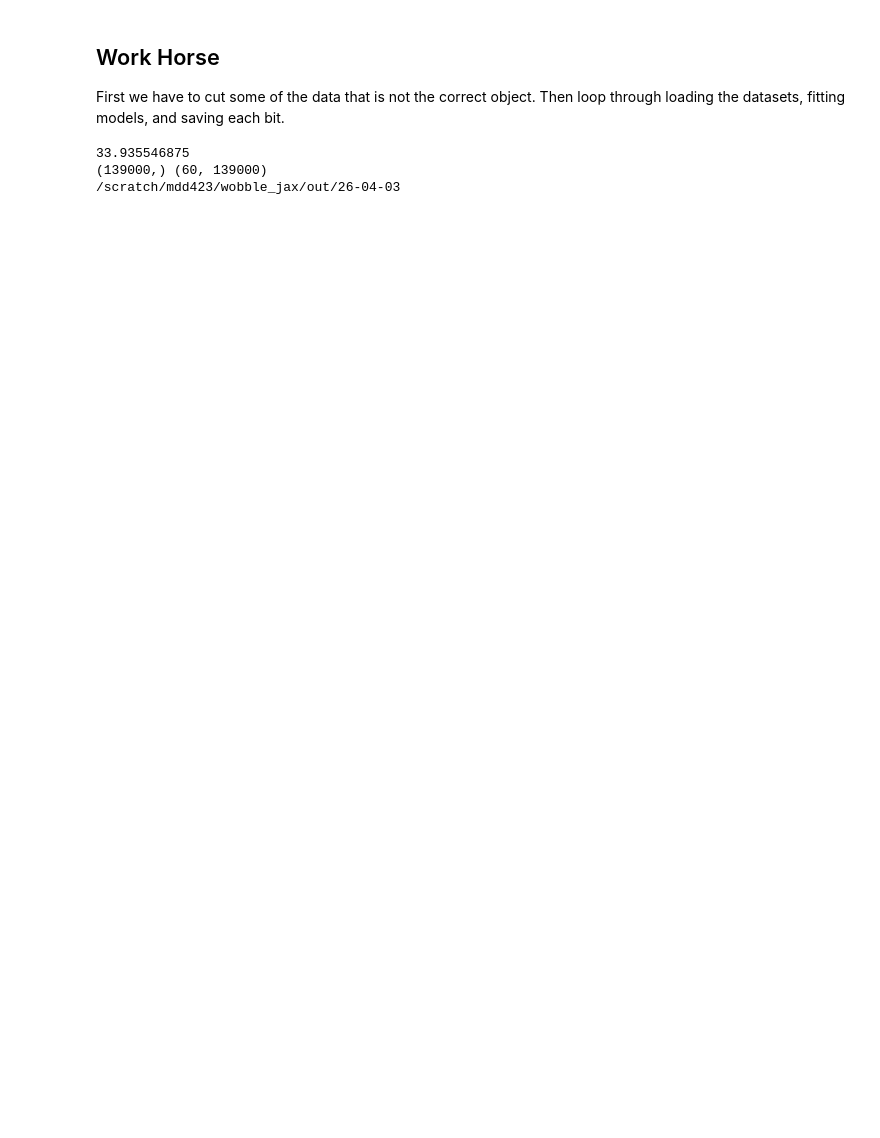
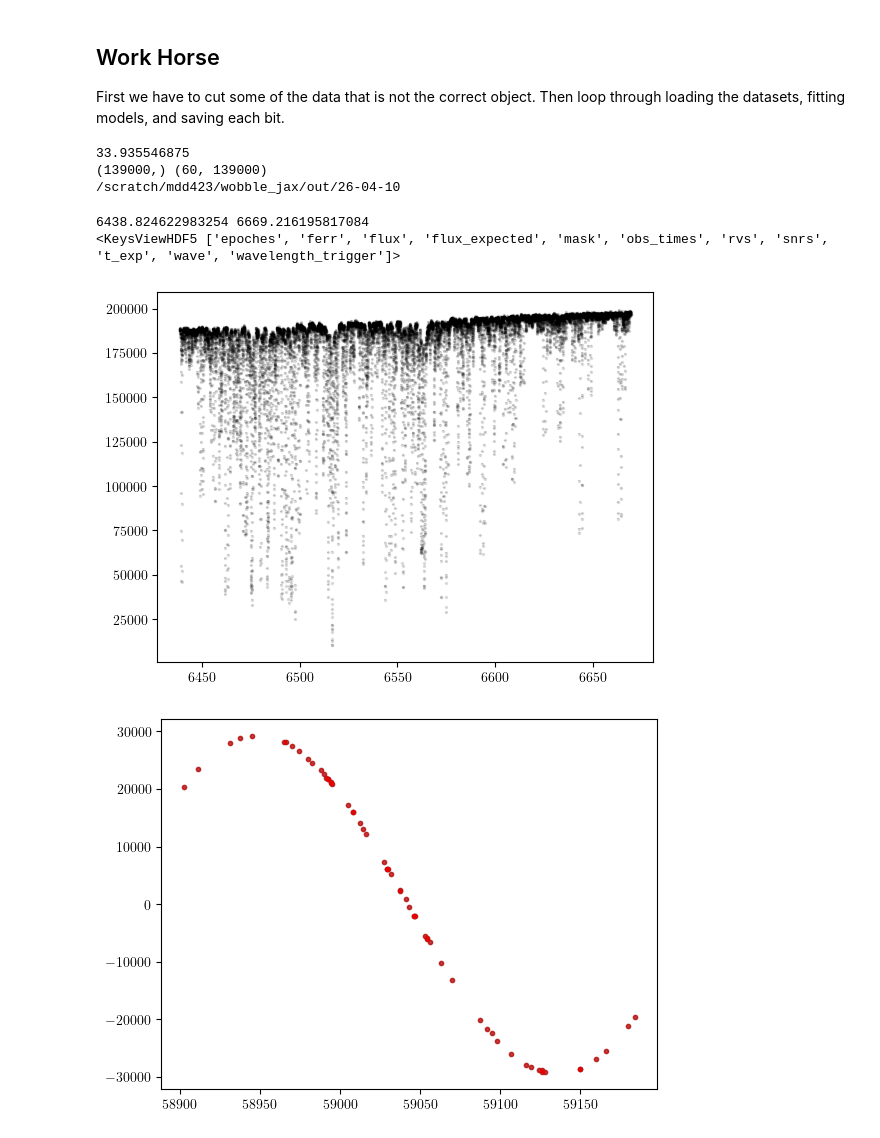
Before and after one commit to mdd423/wobble_jax, a Jupyter notebook: notebooks/05-simulateddata.ipynb, the cells around one changed output. Drawn from its saved outputs; the diff is of its cells as text; code cells hidden in the pictures; blank space fills up the shorter version.

```diff
--- a/notebooks/05-simulateddata.ipynb
+++ b/notebooks/05-simulateddata.ipynb
@@ -194,10 +215,33 @@ print(hf['data']['flux'].shape[1]/4096)
 order_indices = np.arange(0,hf['data']['flux'].shape[1]//total_pixels + 1,1)
 print(hf['data']['wave']['value'].shape,hf['data']['flux'].shape)
 print(out_dir)
+
+
+def initialize_stellar_template(dataset,model,shifts):
+    xs = [x + shift for x,shift in zip(dataset.xs,shifts)]
+    all_x = np.concatenate(xs)
+    all_y = np.concatenate(dataset.ys)
+    bins = np.searchsorted(x_grid, all_x, side='right') - 1
+
+    y_grid = np.array([
+        np.median(all_y[bins == i]) if np.any(bins == i) else np.nan
+        for i in range(len(x_grid))
+    ])
+    ma_grid = np.isnan(y_grid)
+    y_grid[ma_grid] = 0.0
+    yivar_grid = np.ones(y_grid.shape)
+
+    loss = jabble.loss.L2Loss()
+
+    star_dataset = jabble.Data.from_lists([])
+    star_model.optimize()
+
+    for
+    star_model([],)
 # %% [output]
 33.935546875
 (139000,) (60, 139000)
-/scratch/mdd423/wobble_jax/out/26-04-03
+/scratch/mdd423/wobble_jax/out/26-04-10
 # %%
 # dataset = jabble.model.load('../out/25-06-23/HD4307/HD4307_data_o67-67_norm.pkl')
 # model = jabble.model.load('../out/25-06-23/HD4307/HD4307_model_o67-67_norm.pkl')
@@ -466,23 +510,28 @@ def train_norm(model, dataset, loss, device_store, device_op, batch_size,\
 
     return model
 # %%
-# order_index = 15
-# l_index = total_pixels * order_index
-# h_index = min(total_pixels * (order_index + 1),hf['data']['flux'].shape[1] - 1)
+order_index = 15
+l_index = total_pixels * order_index
+h_index = min(total_pixels * (order_index + 1),hf['data']['flux'].shape[1] - 1)
 
-# print(np.array(hf['data']['wave']['value'])[l_index],np.array(hf['data']['wave']['value'])[h_index])
-# print(hf['data'].keys())
-# plt_epoches = [19,20]
-# for plt_epoch in plt_epoches:
-#     plt.errorbar(np.array(hf['data']['wave']['value'])[l_index:h_index],\
-#                  np.array(hf['data']['flux'])[plt_epoch,l_index:h_index],\
-#                  yerr=np.array(hf['data']['ferr'])[plt_epoch,l_index:h_index],\
-#                  fmt='.k',zorder=2,alpha=0.1,ms=3)
-# plt.show()
+print(np.array(hf['data']['wave']['value'])[l_index],np.array(hf['data']['wave']['value'])[h_index])
+print(hf['data'].keys())
+plt_epoches = [19,20]
+for plt_epoch in plt_epoches:
+    plt.errorbar(np.array(hf['data']['wave']['value'])[l_index:h_index],\
+                 np.array(hf['data']['flux'])[plt_epoch,l_index:h_index],\
+                 yerr=np.array(hf['data']['ferr'])[plt_epoch,l_index:h_index],\
+                 fmt='.k',zorder=2,alpha=0.1,ms=3)
+plt.show()
 
-# plt.plot(obs_times.mjd,bc.to(u.m/u.s).value,'.k',alpha=0.5)
-# plt.plot(obs_times.mjd,jabble.physics.velocities(jabble.physics.shifts(bc.to(u.m/u.s).value)),'.r',alpha=0.5)
-# plt.show()
+plt.plot(obs_times.mjd,bc.to(u.m/u.s).value,'.k',alpha=0.5)
+plt.plot(obs_times.mjd,jabble.physics.velocities(jabble.physics.shifts(bc.to(u.m/u.s).value)),'.r',alpha=0.5)
+plt.show()
+# %% [output]
+6438.824622983254 6669.216195817084
+<KeysViewHDF5 ['epoches', 'ferr', 'flux', 'flux_expected', 'mask', 'obs_times', 'rvs', 'snrs', 't_exp', 'wave', 'wavelength_trigger']>
+[figure, added]
+[figure, added]
 # %%
 def clip_ends(norm_dataset,dataset):
     for dataframe,norm_dataframe in zip(dataset,norm_dataset):
```
Also changed, not shown: parts of 16 cells of this notebook.
